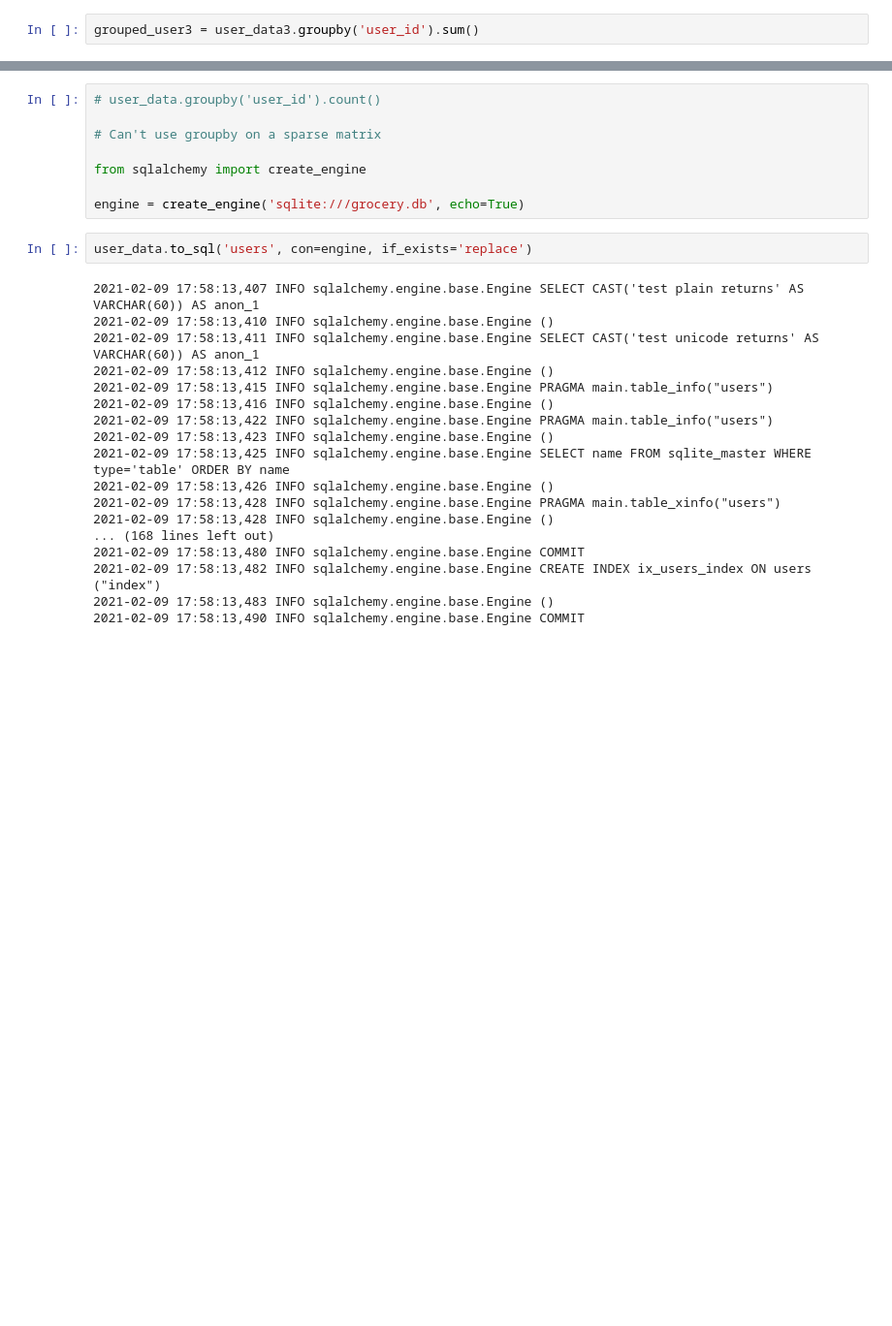
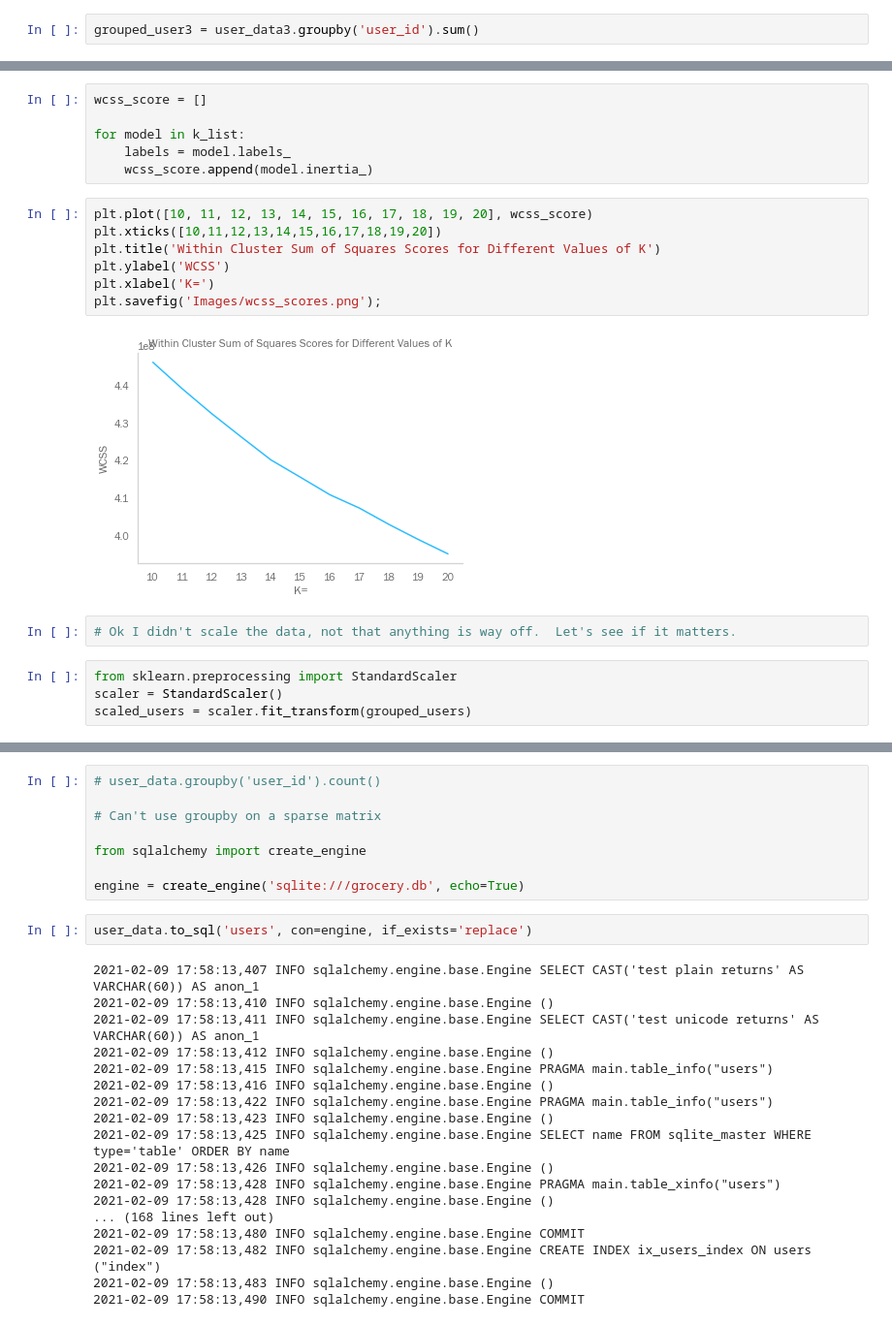
Before and after one commit to melodygr/grocery_recommendation, a Jupyter notebook: Capstone_Project.ipynb, the cells around one changed output, grey strips where cells are left out. Shown at 97% size. Saved outputs shown, nothing was run; the diff lists cells and outputs as text; blank space fills up the shorter version.

```diff
--- a/Capstone_Project.ipynb
+++ b/Capstone_Project.ipynb
@@ -883,0 +969,21 @@ MemoryError: Unable to allocate 33.8 GiB for an array with shape (134, 33819106)
+# %%
+wcss_score = []
+
+for model in k_list:
+    labels = model.labels_
+    wcss_score.append(model.inertia_)
+# %%
+plt.plot([10, 11, 12, 13, 14, 15, 16, 17, 18, 19, 20], wcss_score)
+plt.xticks([10,11,12,13,14,15,16,17,18,19,20])
+plt.title('Within Cluster Sum of Squares Scores for Different Values of K')
+plt.ylabel('WCSS')
+plt.xlabel('K=')
+plt.savefig('Images/wcss_scores.png');
+# %% [output]
+[figure, added]
+# %%
+# Ok I didn't scale the data, not that anything is way off.  Let's see if it matters.
+# %%
+from sklearn.preprocessing import StandardScaler
+scaler = StandardScaler()
+scaled_users = scaler.fit_transform(grouped_users)
```
Also changed, not shown: parts of 41 cells of this notebook, 3 other files.
